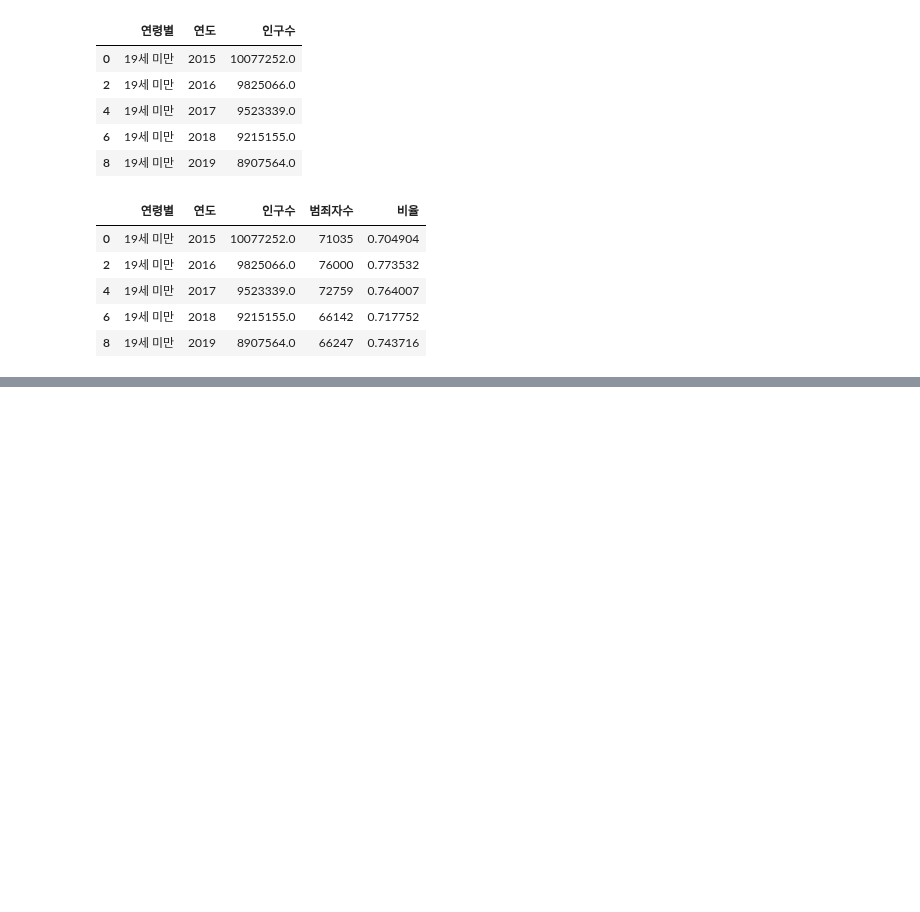
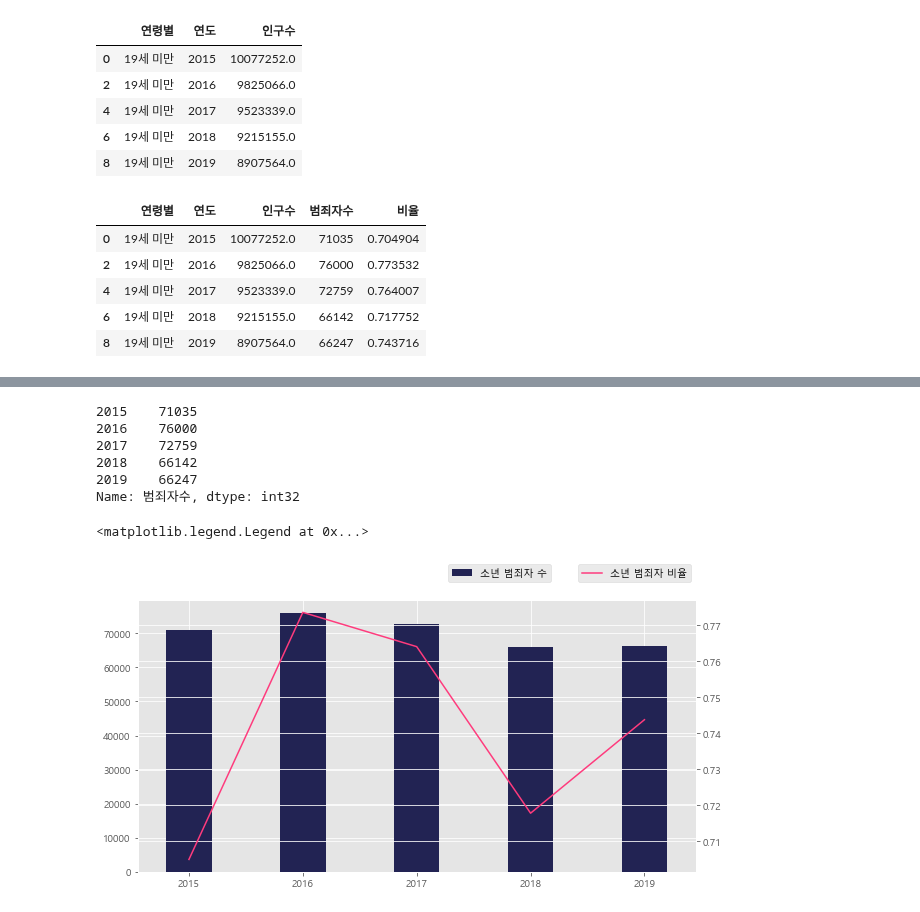
Before and after one commit to hkim11656/crime_analysis, a Jupyter notebook: 13_소년 인구 대비 소년범죄율 추이_김유민.ipynb, the cells around one changed output, grey strips where cells are left out. Cells and saved outputs as stored; diff of their text form; code cells hidden in the pictures; blank space fills up the shorter version.

```diff
--- a/13_소년 인구 대비 소년범죄율 추이_김유민.ipynb
+++ b/13_소년 인구 대비 소년범죄율 추이_김유민.ipynb
@@ -415,5 +415,3 @@ df_young_total
 | 4 | 19세 미만 | 2017 | 9523339.0 | 72759 | 0.764007 |
 | 6 | 19세 미만 | 2018 | 9215155.0 | 66142 | 0.717752 |
 | 8 | 19세 미만 | 2019 | 8907564.0 | 66247 | 0.743716 |
-# %%
-df_young_total['비율'] = df_young_total['비율']*10000000
@@ -435,5 +417,0 @@ df_young_total
-# %%
-df_young_total = df_young_total.drop(['인구수','범죄자수'], axis='columns')
-# %%
-df_yp = df_pop_19_m[df_pop_19_m['연령별']=='19세 미만'].set_index(['연도']).plot(color='purple')
-df_yc = df_young_total.set_index(['연도']).plot.bar(ax=df_yp, figsize=(15,4))
@@ -441,0 +418,2 @@ df_yc = df_young_total.set_index(['연도']).plot.bar(ax=df_yp, figsize=(15,4))
+# %%
+df_young_total = df_young_total.rename(index={0:'2015',2:'2016',4:'2017',6:'2018',8:'2019'})
@@ -441,0 +429,25 @@ df_yc = df_young_total.set_index(['연도']).plot.bar(ax=df_yp, figsize=(15,4))
+# %%
+df_young_total.iloc[:]['범죄자수']
+# %% [output]
+2015    71035
+2016    76000
+2017    72759
+2018    66142
+2019    66247
+Name: 범죄자수, dtype: int32
+# %%
+plt.style.use('ggplot')
+# plt.style.use('dark_background')
+
+fig, ax1 = plt.subplots()
+#plt.title('연령별 소년 범죄자 수와 소년 범죄자 비율')
+ax2 = ax1.twinx()
+gr1 = df_young_total.iloc[:]['범죄자수']
+gr2 = df_young_total.iloc[:]['비율']
+gr1.plot(kind='bar', ax=ax1, color='#222353', label='소년 범죄자 수', rot=0, figsize=(10, 5), width=0.4)
+gr2.plot(kind='line', ax=ax2, color='#FF3B7D', label='소년 범죄자 비율')
+ax1.legend(bbox_to_anchor =(0.75, 1.15), ncol = 2)
+ax2.legend(bbox_to_anchor =(1.0, 1.15), ncol = 2)
+# %% [output]
+<matplotlib.legend.Legend at 0x...>
+[figure, added]
```
Also changed, not shown: parts of 6 cells of this notebook, 2 other files.
